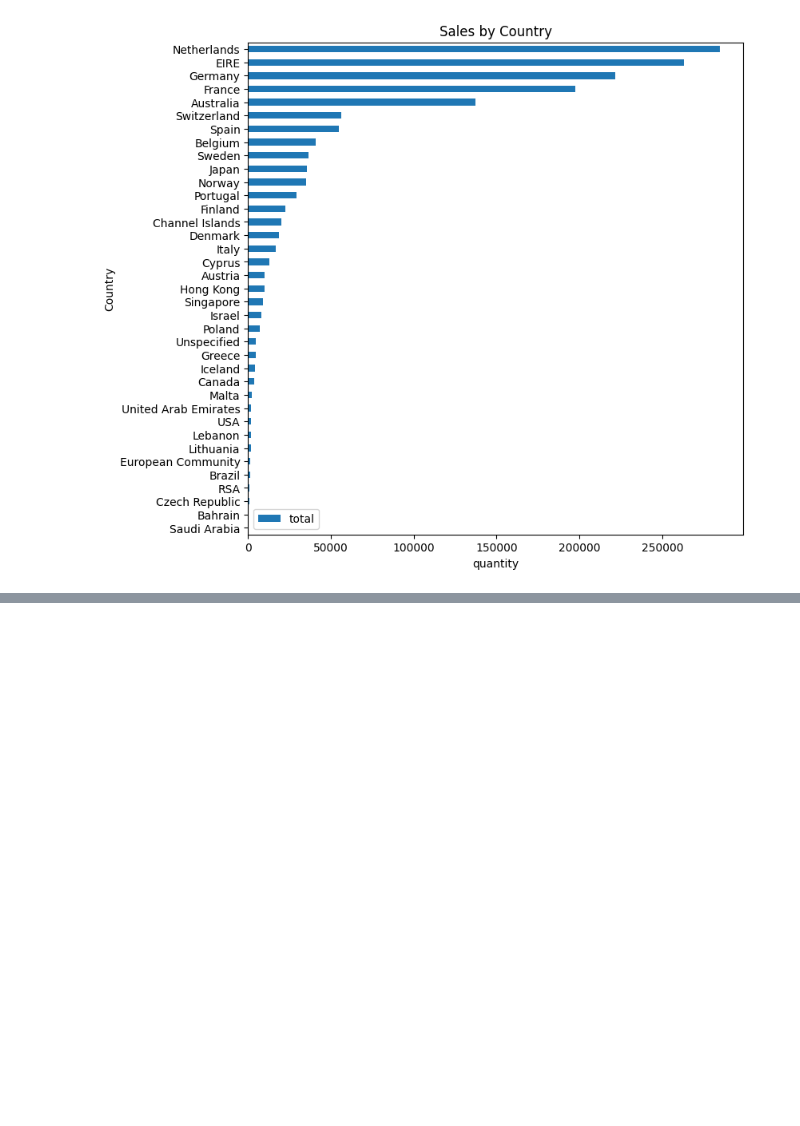
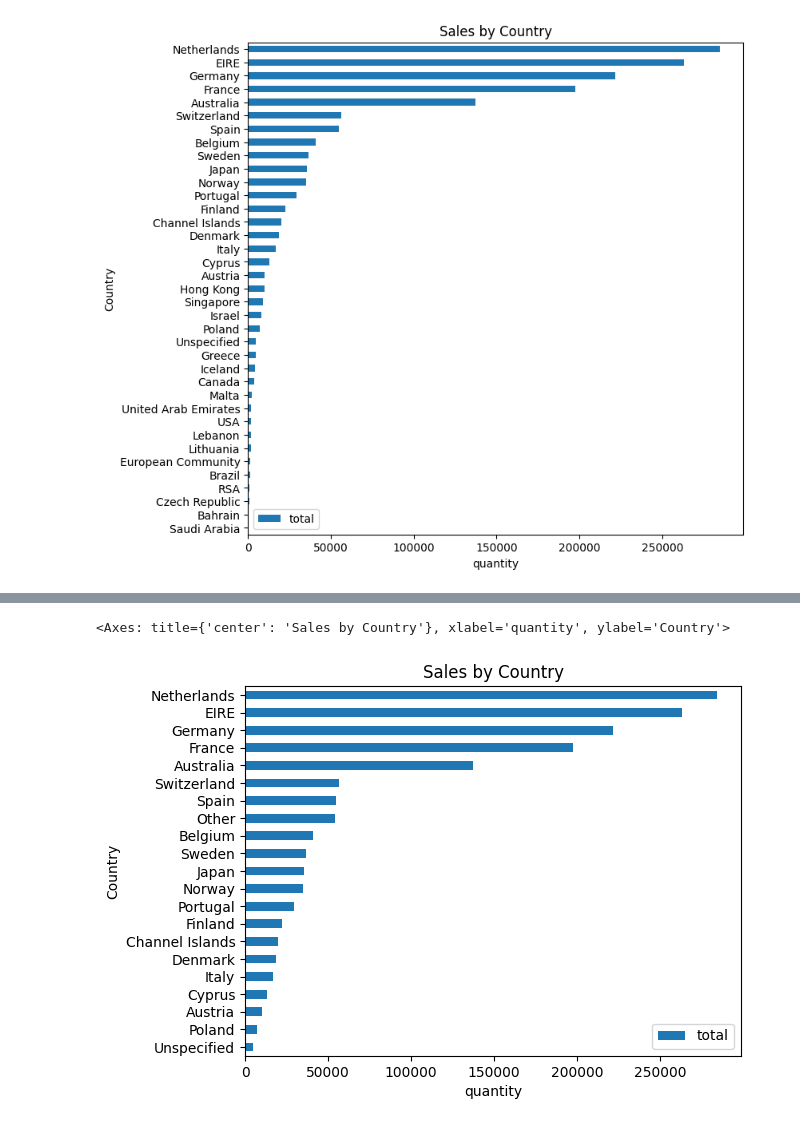
Before and after one commit to agpt8/data_science_portfolio, a Jupyter notebook: retail-data-summary.ipynb, the cells around one changed output, grey strips where cells are left out. Drawn from its saved outputs; the diff is of its cells as text; code cells hidden in the pictures; blank space fills up the shorter version.

```diff
--- a/retail-data-summary.ipynb
+++ b/retail-data-summary.ipynb
@@ -276,0 +279,11 @@ Let's sort it from most orders to least orders by countries and change the orien
+# %%
+# lets take top 10 countries
+n = 10
+top = sales_f.Country.value_counts()
+
+topn = top.index[:n]
+
+(sales_f
+    .assign(Country = sales_f.Country.where(sales_f.Country.isin(topn), 'Other'))
+    .Country.value_counts()
+)
@@ -276,0 +304,9 @@ Let's sort it from most orders to least orders by countries and change the orien
+# %%
+# we'll turn the above login into a function
+def limit_n(df, col, n=20, other='Other'):
+    top = df[col].value_counts()
+
+    topn = top.index[:n]
+    return df[col].where(df[col].isin(topn), other)
+
+limit_n(sales_f, "Country").value_counts()
@@ -276,0 +331,17 @@ Let's sort it from most orders to least orders by countries and change the orien
+# %%
+# using the function to create/update a column
+(sales_f
+    .query('Country != "United Kingdom"')
+    .assign(
+        Country=lambda df: limit_n(df, "Country"),
+        total=lambda df: df.Quantity * df.UnitPrice,
+        year=lambda df: df.InvoiceDate.dt.year,
+    )
+    .groupby("Country")
+    .sum(numeric_only=True)
+    .total.sort_values()
+    .plot.barh(title="Sales by Country", xlabel='quantity', legend=True)
+)
+# %% [output]
+<Axes: title={'center': 'Sales by Country'}, xlabel='quantity', ylabel='Country'>
+[figure, added]
```
Also changed, not shown: parts of 8 cells of this notebook.
